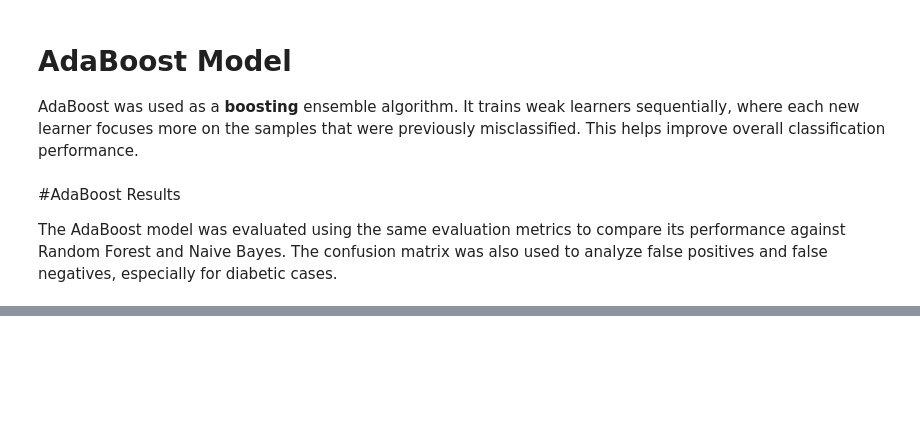
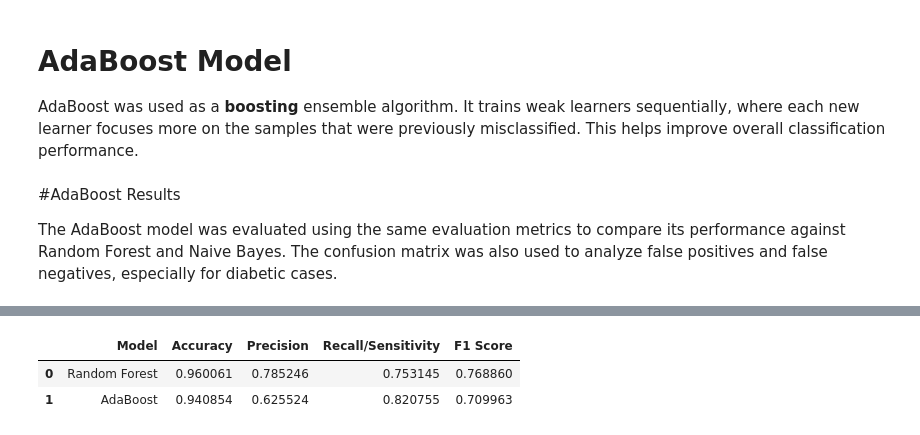
Before and after one commit to mohamedelziat50/Diabetes-Disease-Classification-MIU, a Jupyter notebook: Diabetes_Classification.ipynb, the cells around one changed output, grey strips where cells are left out. Cells and saved outputs as stored; diff of their text form; code cells hidden in the pictures; blank space fills up the shorter version.

Commit message:
Added compariosn for the ensemble as well as some notations and general functions for all model

```diff
--- a/Diabetes_Classification.ipynb
+++ b/Diabetes_Classification.ipynb
@@ -927,0 +943,8 @@ ada_results = evaluate_model(
+# %%
+ensemble_results = pd.DataFrame([rf_results, ada_results])
+
+ensemble_results
+# %% [output]
+|  | Model | Accuracy | Precision | Recall/Sensitivity | F1 Score |
+| 0 | Random Forest | 0.960061 | 0.785246 | 0.753145 | 0.768860 |
+| 1 | AdaBoost | 0.940854 | 0.625524 | 0.820755 | 0.709963 |
```
Also changed, not shown: parts of 4 cells of this notebook.
